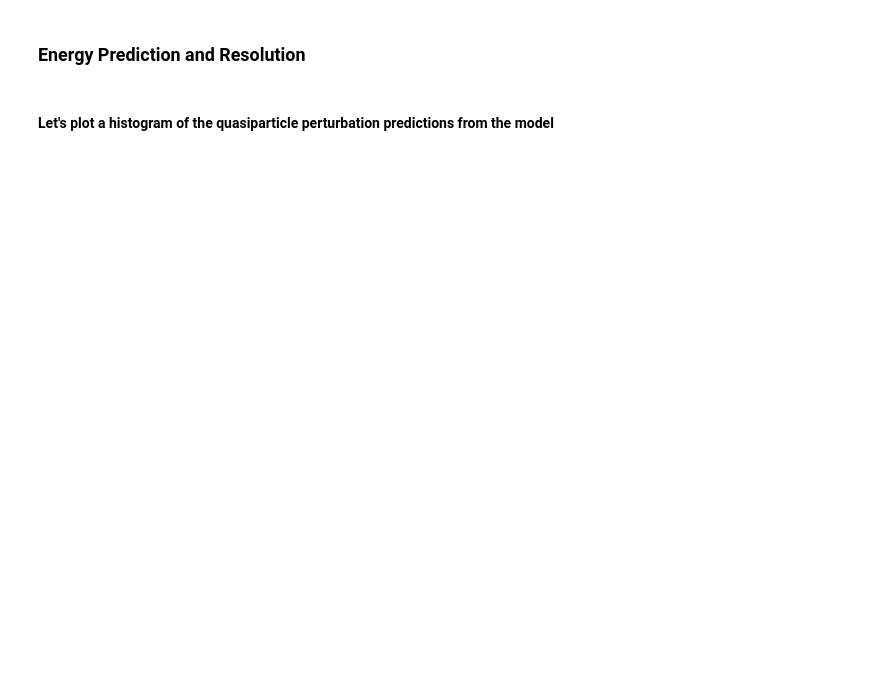
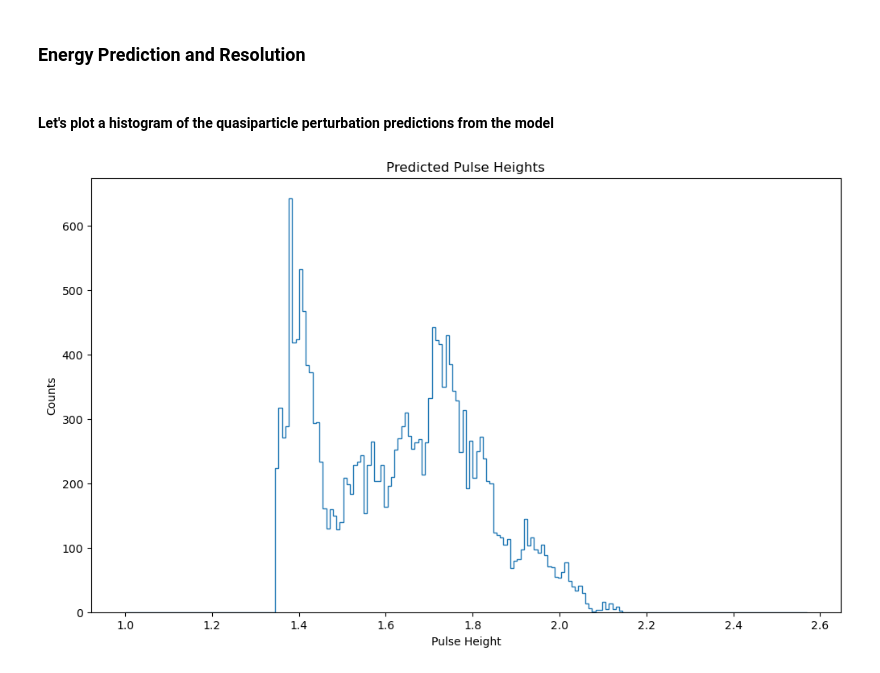
Before and after one commit to jbreck1987/ml_readout, a Jupyter notebook: experiments/cnn_regression/run_011/eval.ipynb, the cells around one changed output. Drawn from its saved outputs; the diff is of its cells as text; code cells hidden in the pictures; blank space fills up the shorter version.

```diff
--- a/experiments/cnn_regression/run_011/eval.ipynb
+++ b/experiments/cnn_regression/run_011/eval.ipynb
@@ -156,23 +185,25 @@ for target, pred in zip(np.array(test_labels)[20:30], preds[20:30]):
 # %%
 # Create the histogram of all values and then plot
 qp_preds = np.array([pred[1] for pred in preds]) * -1
-counts, bins = np.histogram(qp_preds, range=(0.1, qp_preds.max() + (0.2 * qp_preds.max())), bins=200)
+counts, bins = np.histogram(qp_preds, range=(1, qp_preds.max() + (0.2 * qp_preds.max())), bins=200)
 
 # Recover true pulse heights from the test label data
 qp_true = np.unique([target.squeeze()[1] for target in test_labels])
 
 # Lets plot the histogram
 plt.figure(figsize=(12,7))
 plt.title('Predicted Pulse Heights')
 plt.stairs(counts, bins)
 
 # Need to add in the true pulse heights
 for target in qp_true:
     pass
     #plt.axvline(target * -1, c='r')
 plt.xlabel('Pulse Height')
 plt.ylabel('Counts')
 plt.show()
+# %% [output]
+[figure, added]
 # %%
 # Create the histogram of all values and then plot
 targets = np.array([target.squeeze()[1].item() for target in test_labels]) * -1
```
Also changed, not shown: parts of 8 cells of this notebook, 3 other files.
